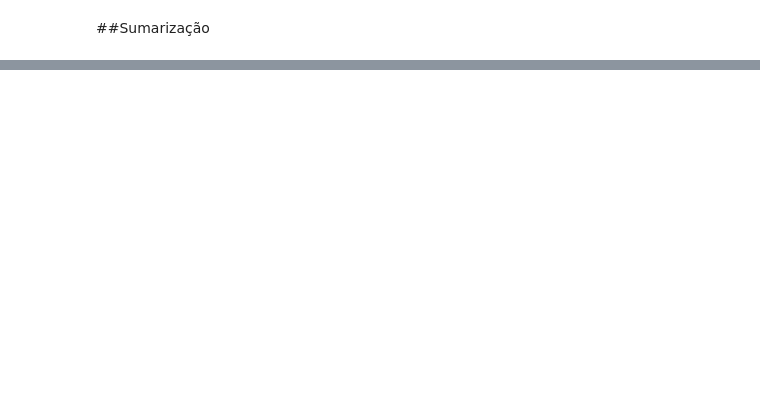
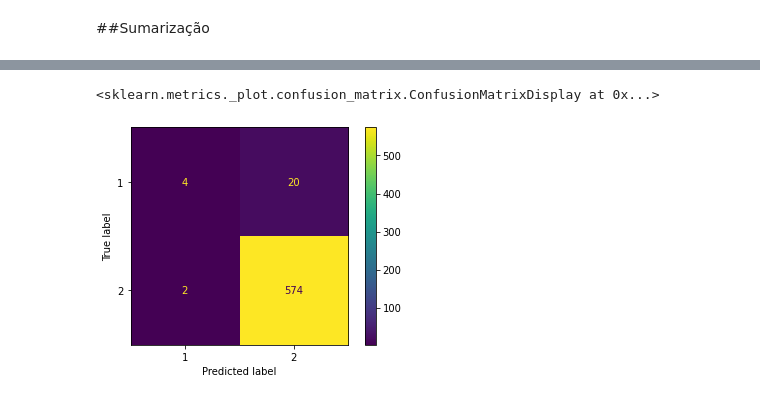
Before and after one commit to CristianoCoelhoSilva/Python, a Jupyter notebook: Script.ipynb, the cells around one changed output, grey strips where cells are left out. Cells and saved outputs as stored; diff of their text form; code cells hidden in the pictures; blank space fills up the shorter version.

```diff
--- a/Script.ipynb
+++ b/Script.ipynb
@@ -412,0 +343,13 @@ plot_confusion_matrix(classificador_estendido, X_test, y_test, values_format = '
+# %%
+classificador_estendido_roc_auc = GridSearchCV(estimator = pipeline_estendido,
+                                                param_grid = param_grid_estendido,
+                                                scoring = "roc_auc",
+                                                cv = 5,
+                                                refit = True)
+
+classificador_estendido_roc_auc.fit(X_train, y_train)
+# %%
+plot_confusion_matrix(classificador_estendido_roc_auc, X_test, y_test, values_format = '')
+# %% [output]
+<sklearn.metrics._plot.confusion_matrix.ConfusionMatrixDisplay at 0x...>
+[figure, added]
```
Also changed, not shown: parts of 12 cells of this notebook.
